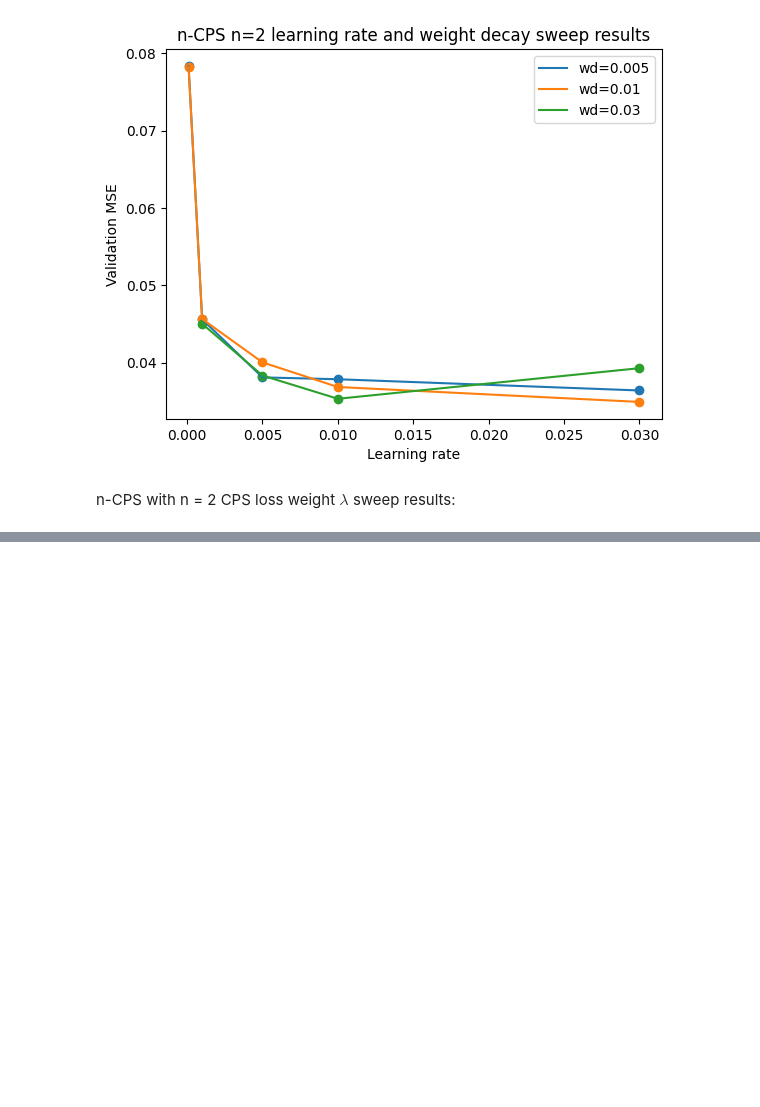
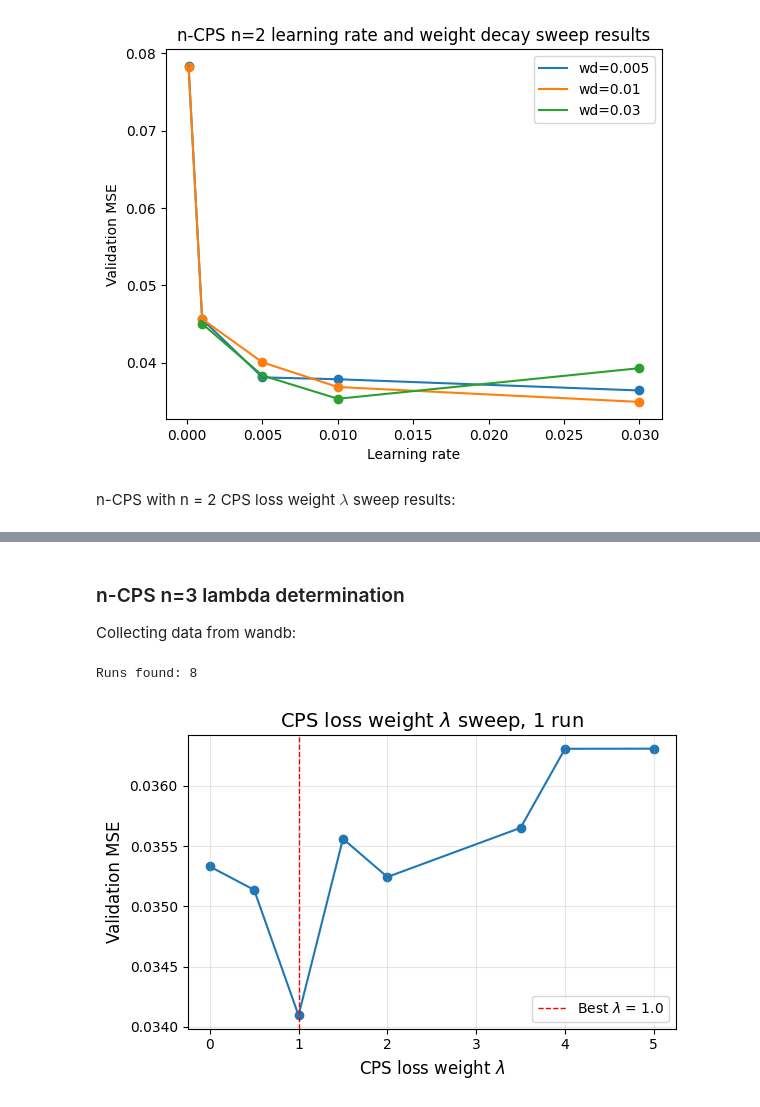
Before and after one commit to Zzanis/02456-g82-dl-project, a Jupyter notebook: results/analyze_stats.ipynb, the cells around one changed output, grey strips where cells are left out. Drawn from its saved outputs; the diff is of its cells as text; code cells hidden in the pictures; blank space fills up the shorter version.

Commit message:
Update stats notebook with 3-CPS lambda figure

```diff
--- a/results/analyze_stats.ipynb
+++ b/results/analyze_stats.ipynb
@@ -148,0 +149,70 @@ plt.savefig(FIGURES_DIR / "ncps-gcn-n2-cps-loss-weight-sweep.png")
+# %% [markdown]
+### n-CPS n=3 lambda determination
+
+Collecting data from wandb:
+# %%
+runs = api.runs(
+    "DL-gr82/semi-supervised-ensembles",
+    filters={
+        "tags": "ncps-gcn-n3-lambda-sweep",
+        "state": "finished"
+    }
+)
+
+# Extract data
+data = []
+print(f"Runs found: {len(runs)}")
+for run in runs:
+    opt = run.config["trainer"]["init"]["optimizer"]
+    # Handle when it"s a list (there"s always only one item)
+    if not isinstance(opt, dict):
+        if len(opt) != 1:
+            raise ValueError("Found multiple optimizers, aborting")
+        opt = opt[0]
+
+    data.append({
+        "run_id": run.id,
+        "run_name": run.name,
+        "seed": run.config["seed"],
+        "val_mse": run.summary["val_MSE"],
+        "model": run.config["model"]["init"]["_target_"],
+        "cps_loss_weight": run.config["trainer"]["init"]["cps_loss_weight"],
+        "lr": opt["lr"],
+        "weight_decay": opt["weight_decay"],
+        "num_models": run.config["trainer"]["num_models"],
+    })
+df = pd.DataFrame(data)
+out = STATS_DIR_CLEAN / "ncps-gcn-n3-cps-loss-weight-sweep.csv"
+df.to_csv(out)
+# %% [output]
+Runs found: 8
+# %%
+df = pd.read_csv(STATS_DIR_CLEAN / "ncps-gcn-n3-cps-loss-weight-sweep.csv", quotechar="\"")
+
+grouped = df.groupby("cps_loss_weight")["val_mse"].agg(["mean", "std"]).reset_index()
+grouped["score"] = grouped["mean"] + grouped["std"]
+fig, ax = plt.subplots(figsize=(6, 4), layout="tight")
+# ax.errorbar(
+#     grouped["cps_loss_weight"],
+#     grouped["mean"],
+#     yerr=grouped["std"],
+#     fmt="o-",
+#     capsize=5,
+#     capthick=2,
+#     markersize=8,
+#     linewidth=2,
+# )
+ax.scatter(grouped["cps_loss_weight"], grouped["mean"])
+ax.plot(grouped["cps_loss_weight"], grouped["mean"])
+# best_val = grouped.loc[grouped["score"].idxmin()]["cps_loss_weight"]
+best_val = grouped.loc[grouped["mean"].idxmin()]["cps_loss_weight"]
+ax.axvline(best_val, c="red", linestyle="--", linewidth=1, label=rf"Best $\lambda$ = {best_val}")
+
+ax.set_xlabel(r"CPS loss weight $\lambda$", fontsize=12)
+ax.set_ylabel("Validation MSE", fontsize=12)
+ax.set_title(r"CPS loss weight $\lambda$ sweep, 1 run", fontsize=14)
+ax.grid(True, alpha=0.3)
+ax.legend()
+plt.savefig(FIGURES_DIR / "ncps-gcn-n3-cps-loss-weight-sweep.png")
+# %% [output]
+[figure, added]
```
Also changed, not shown: parts of 2 cells of this notebook, 2 other files.
